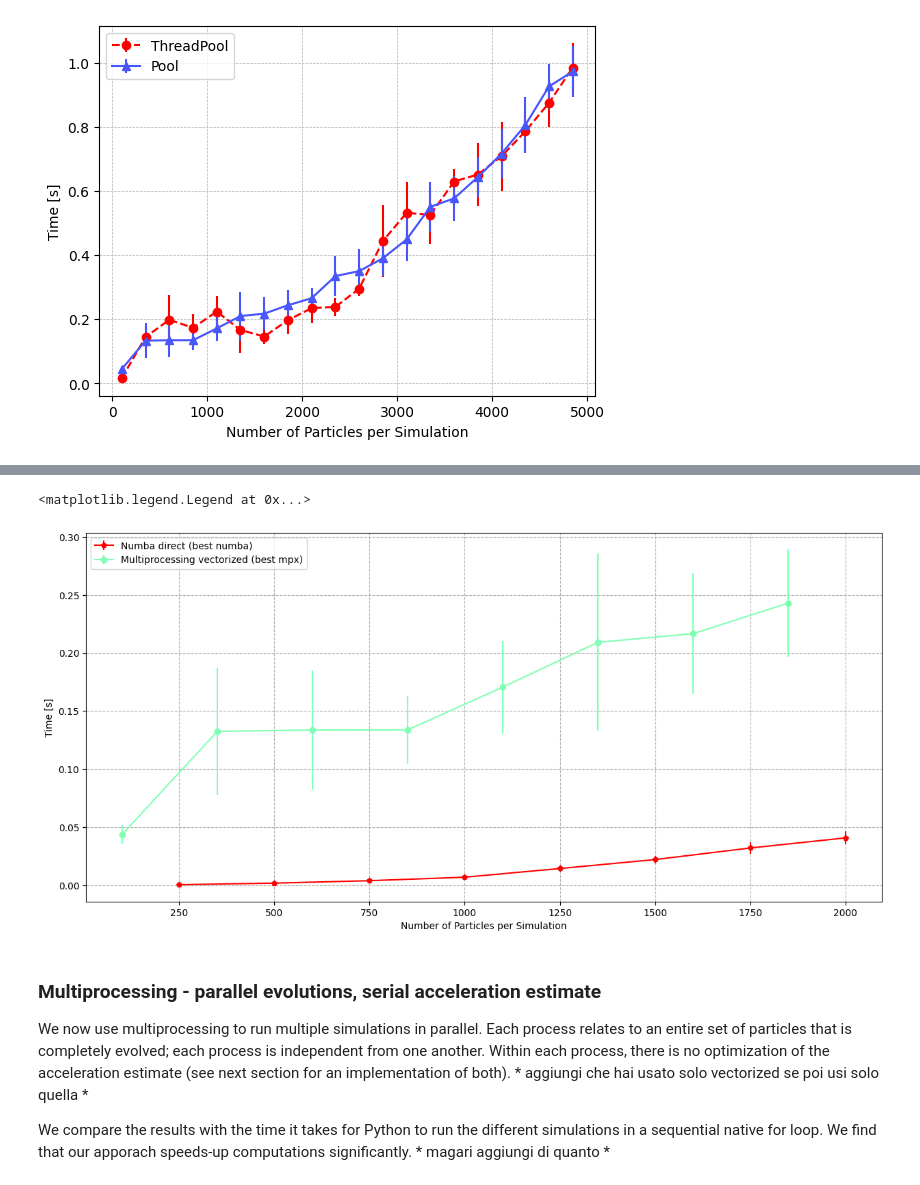
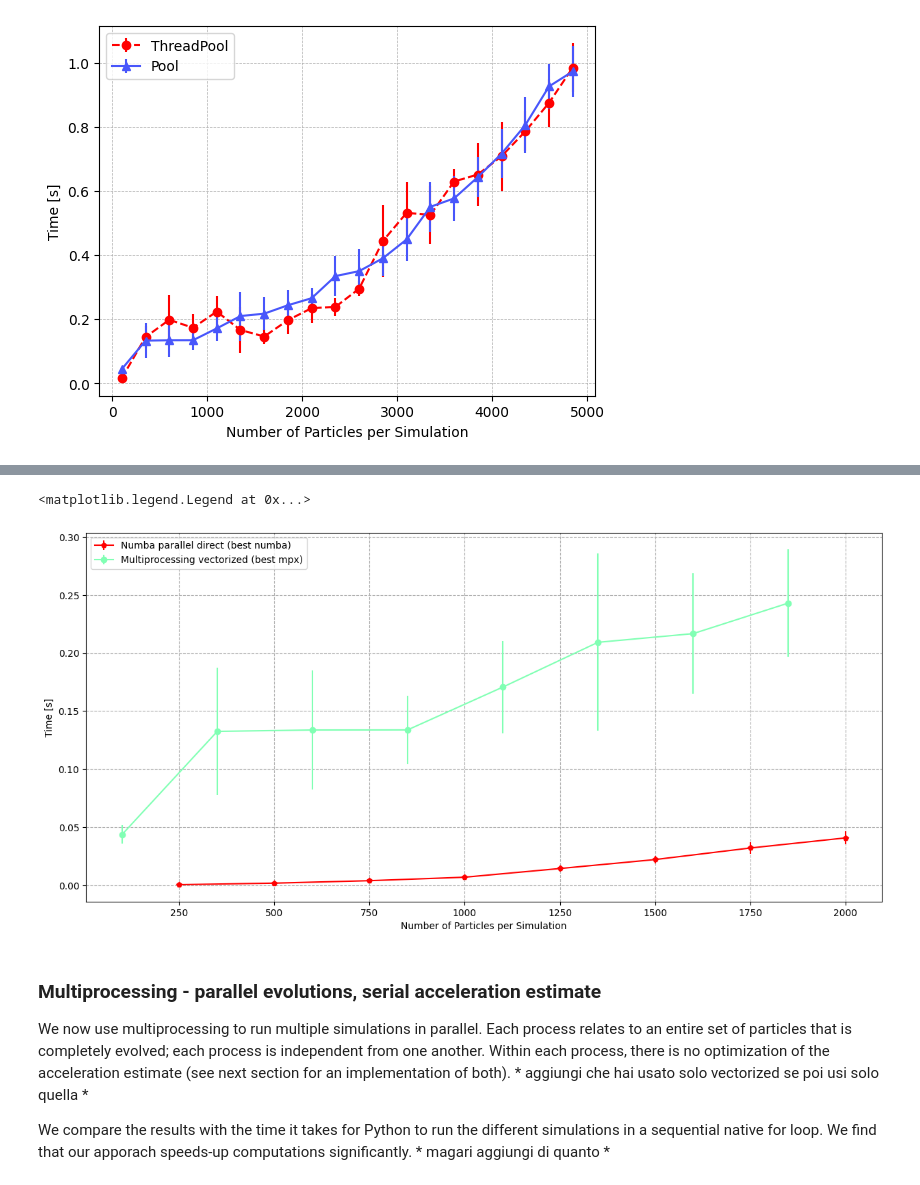
Before and after one commit to Berto70/pod_compastro23, a Jupyter notebook: project/cpu_optimization_report.ipynb, the cells around one changed output, grey strips where cells are left out. Saved outputs shown, nothing was run; the diff lists cells and outputs as text; code cells hidden in the pictures.

```diff
--- a/project/cpu_optimization_report.ipynb
+++ b/project/cpu_optimization_report.ipynb
@@ -548,4 +551,5 @@ plt.show()
 # %%
+# Making plots...
 df_numba = pd.read_csv('numba/numba_timings.csv')
 group_numba = df_numba.groupby("n_particles").agg(["mean", "std"])
 df_pool = pd.read_csv("/ca23/ext_volume/project/multiprocessing/parallel_single_evo/POOL_single_evo_parallel_computation.csv")
@@ -556,35 +560,35 @@ colors = [cm.rainbow(i) for i in np.linspace(0, 1, 5)]
 
 
 i=0
 n_particles = np.arange(250,2250,250)
-axs.errorbar(n_particles, group_numba["direct_parallel"].values[:, 0], yerr=group_numba["direct_parallel"].values[:, 1], marker="p", linestyle="-", label="Numba direct (best numba)", c=colors[i+4])
+axs.errorbar(n_particles, group_numba["direct_parallel"].values[:, 0], yerr=group_numba["direct_parallel"].values[:, 1], marker="p", linestyle="-", label="Numba parallel direct (best numba)", c=colors[i+4])
 
 
 
 i = 0
 # each group has n_particles fixed (that is its "name")
 n_particles = group_pool["parallel_time"]["mean"].keys().get_level_values(0).values
 
 
 axs.errorbar(n_particles[:8], group_pool["parallel_time"].values[:8,0], yerr=group_pool["parallel_time"].values[:8,1], marker="o", label="Multiprocessing vectorized (best mpx)", c=colors[2], linestyle='-')
 
 
 
 
 # Set labels and title
 axs.set_xlabel('Number of Particles per Simulation')
 axs.set_ylabel('Time [s]')
 axs.grid(linestyle='--')
 #axs.legend(handles=axs.get_legend_handles_labels()[:5], labels=axs.get_legend_handles_labels()[1][:5], loc="upper left")
 axs.legend(loc="upper left")
 
 
 #axs.set_xlim(0, 2000)
 
 #plt.savefig("numba_vs_pool.pdf")
 # %% [output]
 <matplotlib.legend.Legend at 0x...>
-[figure, old version]
+[figure, new version]
 # %% [markdown]
 ### Multiprocessing - parallel evolutions, serial acceleration estimate
 
```
Also changed, not shown: parts of 2 cells of this notebook.
